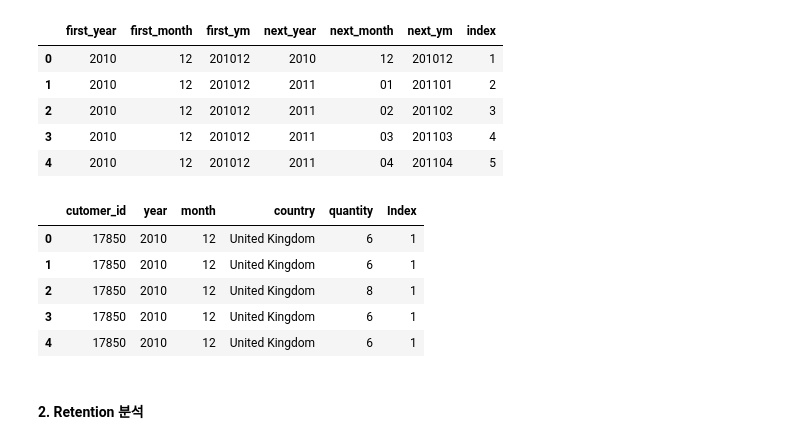
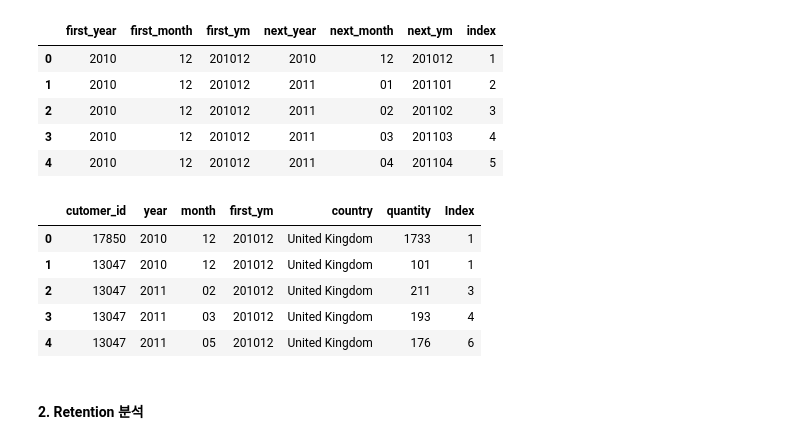
Before and after one commit to 0x106053b/SQL_exercises, a Jupyter notebook: 2. AARRR-Retention/(2) Cohort Retention (AARRR).ipynb, the cells around one changed output. Saved outputs shown, nothing was run; the diff lists cells and outputs as text; code cells hidden in the pictures.

```diff
--- a/2. AARRR-Retention/(2) Cohort Retention (AARRR).ipynb
+++ b/2. AARRR-Retention/(2) Cohort Retention (AARRR).ipynb
@@ -57,8 +58,9 @@ try:
              substring(invoice_date, 6, 2) month,
             customer_id,
             country,
-            quantity
+            sum(quantity) quantity
         FROM retail
+        GROUP BY 1, 2, 3, 4
     );
     """
     cur.execute(query)
@@ -145,7 +147,7 @@ try:
             GROUP BY 1
         )
 
-        SELECT customer_id, year, month, country, quantity, idx
+        SELECT customer_id, year, month, F.first_ym, country, quantity, idx
         FROM sales S
             JOIN first_CTE F USING (customer_id)
             JOIN monthly_idx M
@@ -159,21 +161,21 @@ except:
 # %%
 try:
     query = """
     SELECT *
     FROM sales_fin
     LIMIT 5;
     """
     df = fetchresult_to_df(query)
-    df.columns = ["cutomer_id", "year", "month", "country", "quantity", "Index"]
+    df.columns = ["cutomer_id", "year", "month", "first_ym", "country", "quantity", "Index"]
     display(df)
 except:
     print("SQL Server Connection Error!")
 # %% [output]
-|  | cutomer_id | year | month | country | quantity | Index |
-| 0 | 17850 | 2010 | 12 | United Kingdom | 6 | 1 |
-| 1 | 17850 | 2010 | 12 | United Kingdom | 6 | 1 |
-| 2 | 17850 | 2010 | 12 | United Kingdom | 8 | 1 |
-| 3 | 17850 | 2010 | 12 | United Kingdom | 6 | 1 |
-| 4 | 17850 | 2010 | 12 | United Kingdom | 6 | 1 |
+|  | cutomer_id | year | month | first_ym | country | quantity | Index |
+| 0 | 17850 | 2010 | 12 | 201012 | United Kingdom | 1733 | 1 |
+| 1 | 13047 | 2010 | 12 | 201012 | United Kingdom | 101 | 1 |
+| 2 | 13047 | 2011 | 02 | 201012 | United Kingdom | 211 | 3 |
+| 3 | 13047 | 2011 | 03 | 201012 | United Kingdom | 193 | 4 |
+| 4 | 13047 | 2011 | 05 | 201012 | United Kingdom | 176 | 6 |
 # %% [markdown]
 #### 2. Retention 분석
```
Also changed, not shown: parts of 7 cells of this notebook, 1 other file.
